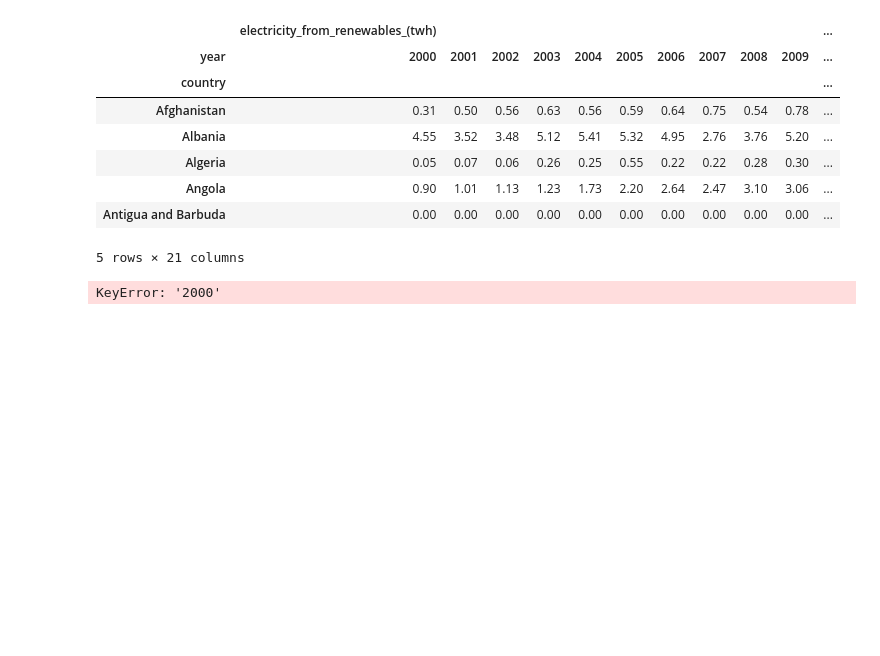
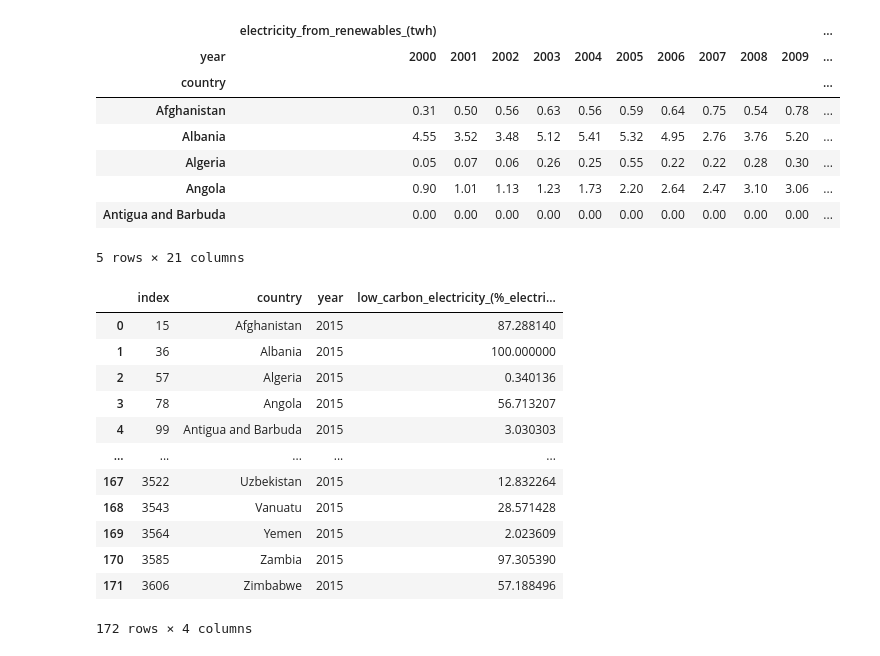
Before and after one commit to Gbau11/Proyecto, a Jupyter notebook: Groups.ipynb, the cells around one changed output. Drawn from its saved outputs; the diff is of its cells as text; code cells hidden in the pictures; blank space fills up the shorter version.

```diff
--- a/Groups.ipynb
+++ b/Groups.ipynb
@@ -196,7 +192,23 @@ df_nuclear.head()
 | Angola | 0.90 | 1.01 | 1.13 | 1.23 | 1.73 | 2.20 | 2.64 | 2.47 | 3.10 | 3.06 | ... |
 | Antigua and Barbuda | 0.00 | 0.00 | 0.00 | 0.00 | 0.00 | 0.00 | 0.00 | 0.00 | 0.00 | 0.00 | ... |
 5 rows × 21 columns
-# %%
-df_nuclear['2000']
-# %% [output]
-KeyError: '2000'
+# %%
+filas_2015 = df[df['year'] == 2015]
+
+filas_2015 = filas_2015[['country','year','low_carbon_electricity_(%_electricity)']]
+
+filas_2015.reset_index()
+# %% [output]
+|  | index | country | year | low_carbon_electricity_(%_electri... |
+| 0 | 15 | Afghanistan | 2015 | 87.288140 |
+| 1 | 36 | Albania | 2015 | 100.000000 |
+| 2 | 57 | Algeria | 2015 | 0.340136 |
+| 3 | 78 | Angola | 2015 | 56.713207 |
+| 4 | 99 | Antigua and Barbuda | 2015 | 3.030303 |
+| ... | ... | ... | ... | ... |
+| 167 | 3522 | Uzbekistan | 2015 | 12.832264 |
+| 168 | 3543 | Vanuatu | 2015 | 28.571428 |
+| 169 | 3564 | Yemen | 2015 | 2.023609 |
+| 170 | 3585 | Zambia | 2015 | 97.305390 |
+| 171 | 3606 | Zimbabwe | 2015 | 57.188496 |
+172 rows × 4 columns
```
Also changed, not shown: parts of 34 cells of this notebook.
